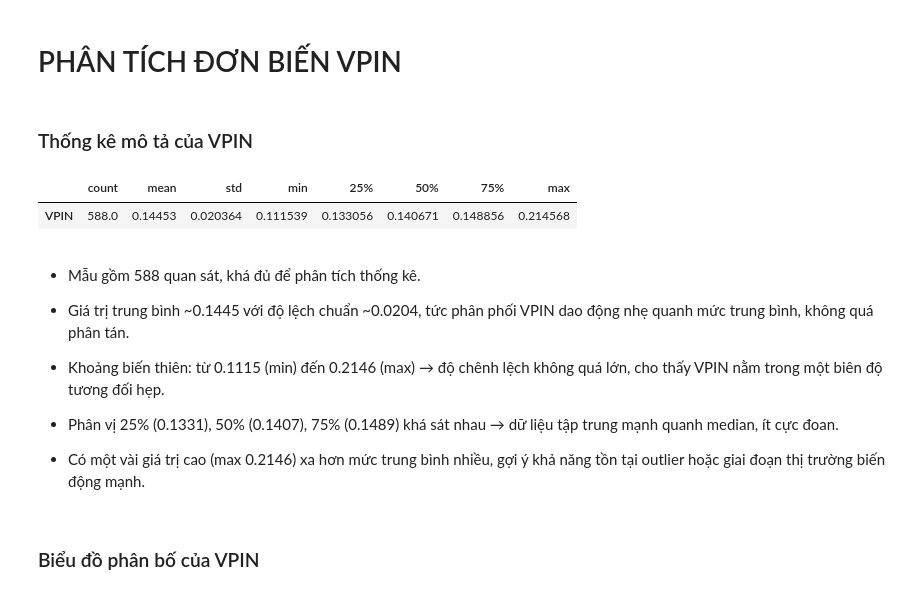
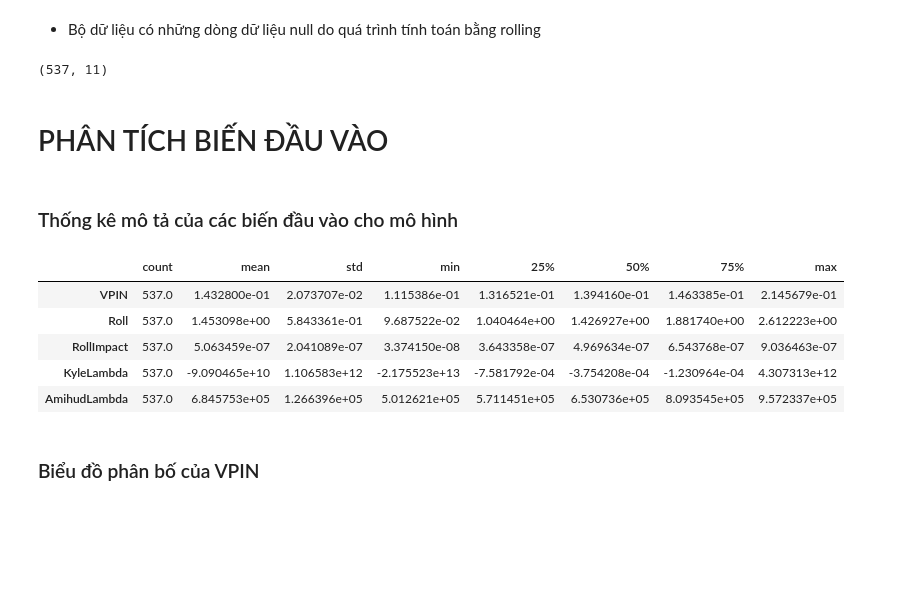
Before and after one commit to HoaPham119/thesis, a Jupyter notebook: code/binance_analysis.ipynb, the cells around one changed output. Drawn from its saved outputs; the diff is of its cells as text; code cells hidden in the pictures; blank space fills up the shorter version.

```diff
--- a/code/binance_analysis.ipynb
+++ b/code/binance_analysis.ipynb
@@ -25,3 +24,6 @@ try:
 except:
     pass
 df['Time'] = pd.to_datetime(df['Time'])
+# %%
+lst_input = ["VPIN", "Roll", "RollImpact", "KyleLambda", "AmihudLambda"]
+list_output = ["SpreadChangeSign", "RealizedVolatilitySign", "JB_ChangeSign", "AR_ChangeSign", "SkewnessSign", "KurtosisSign"]
@@ -28 +32,4 @@ df['Time'] = pd.to_datetime(df['Time'])
+# %%
+# Chỉ giữ lại các cột cần dùng
+df = df[lst_input + list_output]
 # %%
@@ -37,22 +60,24 @@ df.tail()
+# %% [markdown]
+- Bộ dữ liệu có những dòng dữ liệu null do quá trình tính toán bằng rolling
+# %%
+# Xóa những dòng có giá trị null
+df = df.dropna()
+df.shape
+# %% [output]
+(537, 11)
 # %% [markdown]
-# PHÂN TÍCH ĐƠN BIẾN VPIN
+# PHÂN TÍCH BIẾN ĐẦU VÀO
 # %% [markdown]
-### Thống kê mô tả của VPIN
+### Thống kê mô tả của các biến đầu vào cho mô hình
 # %%
-pd.DataFrame(df['VPIN'].describe()).T
+pd.DataFrame(df[lst_input].describe()).T
 # %% [output]
 |  | count | mean | std | min | 25% | 50% | 75% | max |
-| VPIN | 588.0 | 0.14453 | 0.020364 | 0.111539 | 0.133056 | 0.140671 | 0.148856 | 0.214568 |
+| VPIN | 537.0 | 1.432800e-01 | 2.073707e-02 | 1.115386e-01 | 1.316521e-01 | 1.394160e-01 | 1.463385e-01 | 2.145679e-01 |
+| Roll | 537.0 | 1.453098e+00 | 5.843361e-01 | 9.687522e-02 | 1.040464e+00 | 1.426927e+00 | 1.881740e+00 | 2.612223e+00 |
+| RollImpact | 537.0 | 5.063459e-07 | 2.041089e-07 | 3.374150e-08 | 3.643358e-07 | 4.969634e-07 | 6.543768e-07 | 9.036463e-07 |
+| KyleLambda | 537.0 | -9.090465e+10 | 1.106583e+12 | -2.175523e+13 | -7.581792e-04 | -3.754208e-04 | -1.230964e-04 | 4.307313e+12 |
+| AmihudLambda | 537.0 | 6.845753e+05 | 1.266396e+05 | 5.012621e+05 | 5.711451e+05 | 6.530736e+05 | 8.093545e+05 | 9.572337e+05 |
-# %% [markdown]
-- Mẫu gồm 588 quan sát, khá đủ để phân tích thống kê.
-
-- Giá trị trung bình ~0.1445 với độ lệch chuẩn ~0.0204, tức phân phối VPIN dao động nhẹ quanh mức trung bình, không quá phân tán.
-
-- Khoảng biến thiên: từ 0.1115 (min) đến 0.2146 (max) → độ chênh lệch không quá lớn, cho thấy VPIN nằm trong một biên độ tương đối hẹp.
-
-- Phân vị 25% (0.1331), 50% (0.1407), 75% (0.1489) khá sát nhau → dữ liệu tập trung mạnh quanh median, ít cực đoan.
-
-- Có một vài giá trị cao (max 0.2146) xa hơn mức trung bình nhiều, gợi ý khả năng tồn tại outlier hoặc giai đoạn thị trường biến động mạnh.
 # %% [markdown]
 ### Biểu đồ phân bố của VPIN
 # %%
```
Also changed, not shown: parts of 44 cells of this notebook, 3 other files.
